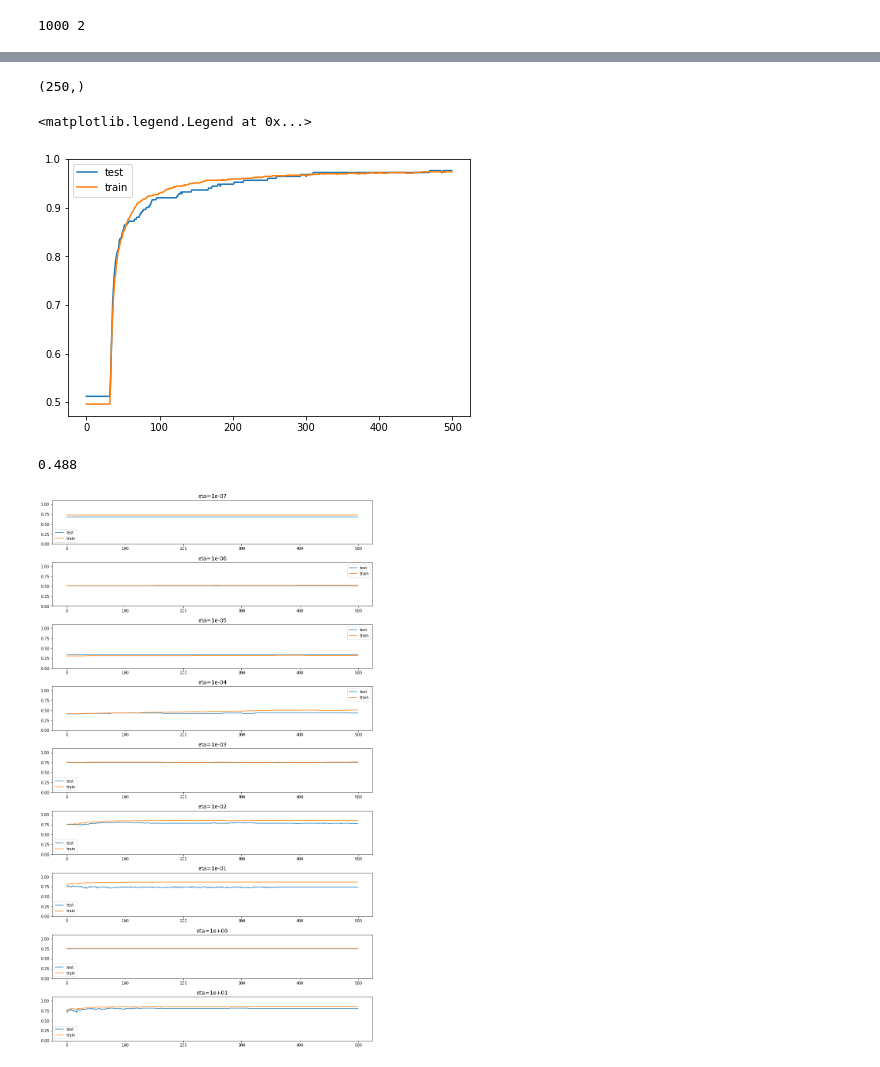
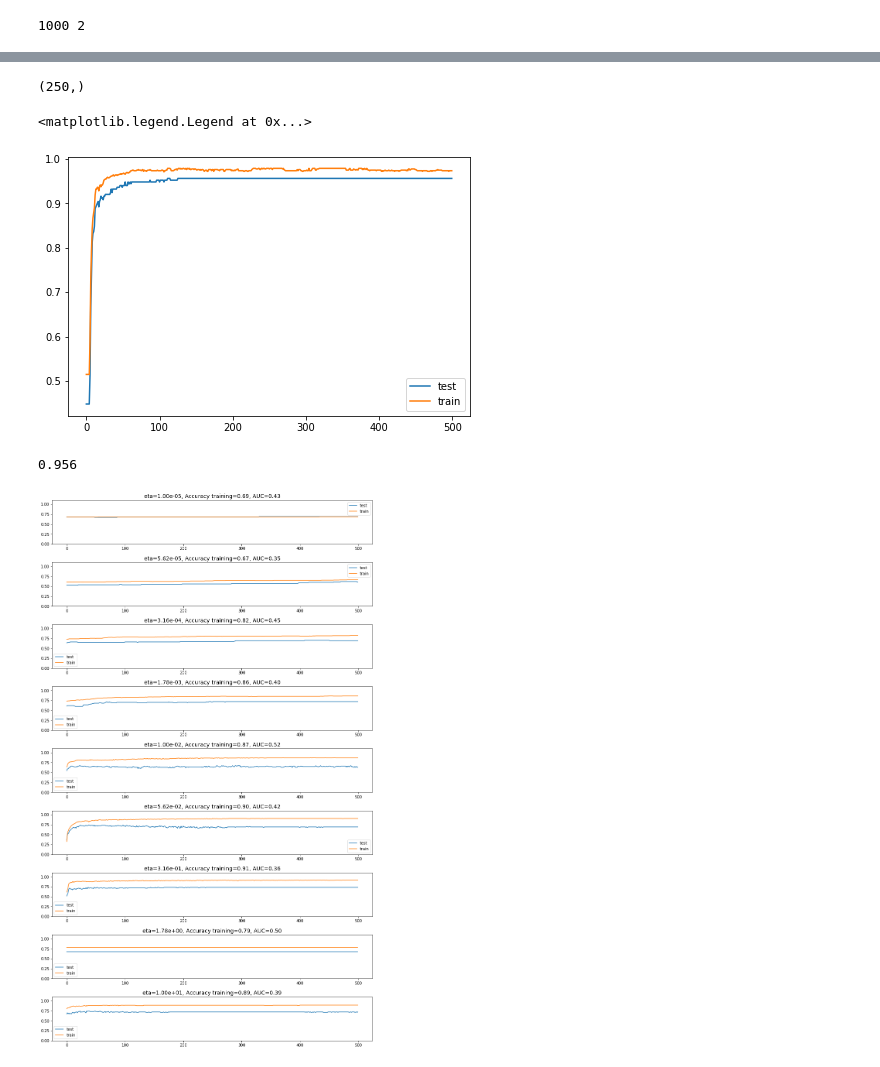
Before and after one commit to asdfbat/FYS-STK4155, a Jupyter notebook: Project2/src/NN_self2.ipynb, the cells around one changed output, grey strips where cells are left out. Saved outputs shown, nothing was run; the diff lists cells and outputs as text; code cells hidden in the pictures.

```diff
--- a/Project2/src/NN_self2.ipynb
+++ b/Project2/src/NN_self2.ipynb
@@ -129,7 +130,7 @@ class NeuralNetwork:
             self.printshape(b,'b'+str(i))
             self.printshape(self.a_list[-1],'a'+str(i))
             i+=1
-        del self.a_list[-1]
+        #del self.a_list[-1]
         if self.debug:
             print('len a_list',len(self.a_list))
             print('len z_list',len(self.z_list))
@@ -197,7 +198,7 @@ class NeuralNetwork:
 
             # Finding gradients (storing for now)
             grad_b_list.append(np.sum(error_list[l],axis=0))
-            grad_w_list.append(np.matmul(self.a_list[l-1].T,error_list[l]))
+            grad_w_list.append(np.matmul(self.a_list[l].T,error_list[l]))  # THE ERROR SEEMS TO BE HERE? SHOULD BE a_list[l-1]
 
             self.printshape(self.a_list[l-1].T,'a.T'+str(l))
             self.printshape(error_list[l],'error'+str(l+1))
@@ -272,7 +273,7 @@ input_data += np.random.randn(n_points,2)*25
 # %% [output]
 1000 2
 # %%
-data_pd = pd.read_csv("../data/credit_card_cleaned.csv")
+data_pd = pd.read_pickle("../data/credit_card_cleaned.pickle")
 data = data_pd.to_numpy()[::50,:]
 output = data[:,-1]
 input_data = data[:,:-1]
@@ -296,5 +297,5 @@ nn = NeuralNetwork( X_train_scaled,
                     batch_size=20,
                     eta=1e-3,
                     lmbd=0.0,
-                    debug=True)
+                    debug=False)
 nn.train()
@@ -329,7 +311,7 @@ plt.legend()
 # %% [output]
 (250,)
 <matplotlib.legend.Legend at 0x...>
-[figure, old version]
+[figure, new version]
 # %%
 def from_one_hot(one_hot_array):
     category_arr = np.nonzero(one_hot_array)[1]
@@ -338,12 +320,12 @@ def from_one_hot(one_hot_array):
 Y_pred = nn.predict(X_test_scaled)
 accuracy_score(from_one_hot(Y_test),Y_pred)
 # %% [output]
-0.488
+0.956
 # %%
-etas = np.logspace(-7,1,9)
+etas = np.logspace(-5,1,9)
 many_nns_only_eta = np.zeros(len(etas),dtype=object)
 hidden_neuron_list = [5]
-for i,eta in enumerate(etas):
+for i,eta in tqdm(enumerate(etas)):
     nn = NeuralNetwork(X_train_scaled,
                     Y_train,
                     problem = Classification,
@@ -358,12 +340,14 @@ for i,eta in enumerate(etas):
     many_nns_only_eta[i] = nn
 # %%
 fig,ax = plt.subplots(len(etas),figsize=(12,20))
-epochs_arr = np.arange(nn.epochs)
 for i,eta in enumerate(etas):
-    ax[i].plot(epochs_arr,many_nns_only_eta[i].accuracy_each_epoch_test,label='test')
-    ax[i].plot(epochs_arr,many_nns_only_eta[i].accuracy_each_epoch_train,label='train')
+    current = many_nns_only_eta[i]
+    Y_pred = current.predict(X_test_scaled).reshape(-1,1)
+    AUC = AUC_score(Y_test,Y_pred)
+    ax[i].plot(current.accuracy_each_epoch_test,label='test')
+    ax[i].plot(current.accuracy_each_epoch_train,label='train')
     ax[i].legend()
-    ax[i].set_title('eta={:.0e}'.format(eta),fontsize=14)
+    ax[i].set_title('eta={:.2e}, Accuracy training={:.2f}, AUC={:.2f}'.format(eta,current.accuracy_each_epoch_train[-1],AUC),fontsize=14)
     ax[i].set_ylim(0,1.1)
 # %% [output]
-[figure, old version]
+[figure, new version]
```
Also changed, not shown: parts of 5 cells of this notebook, 15 other files.
